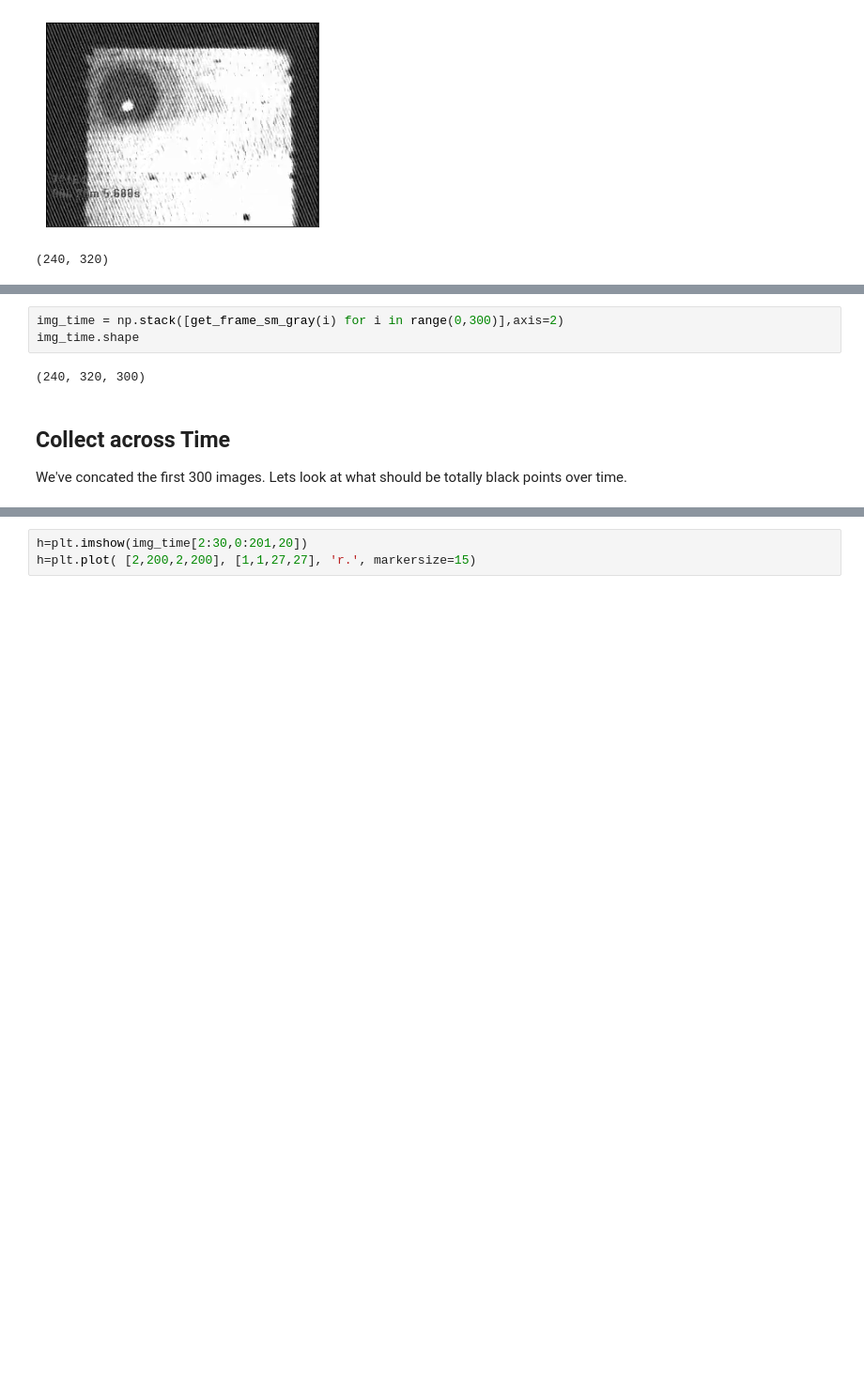
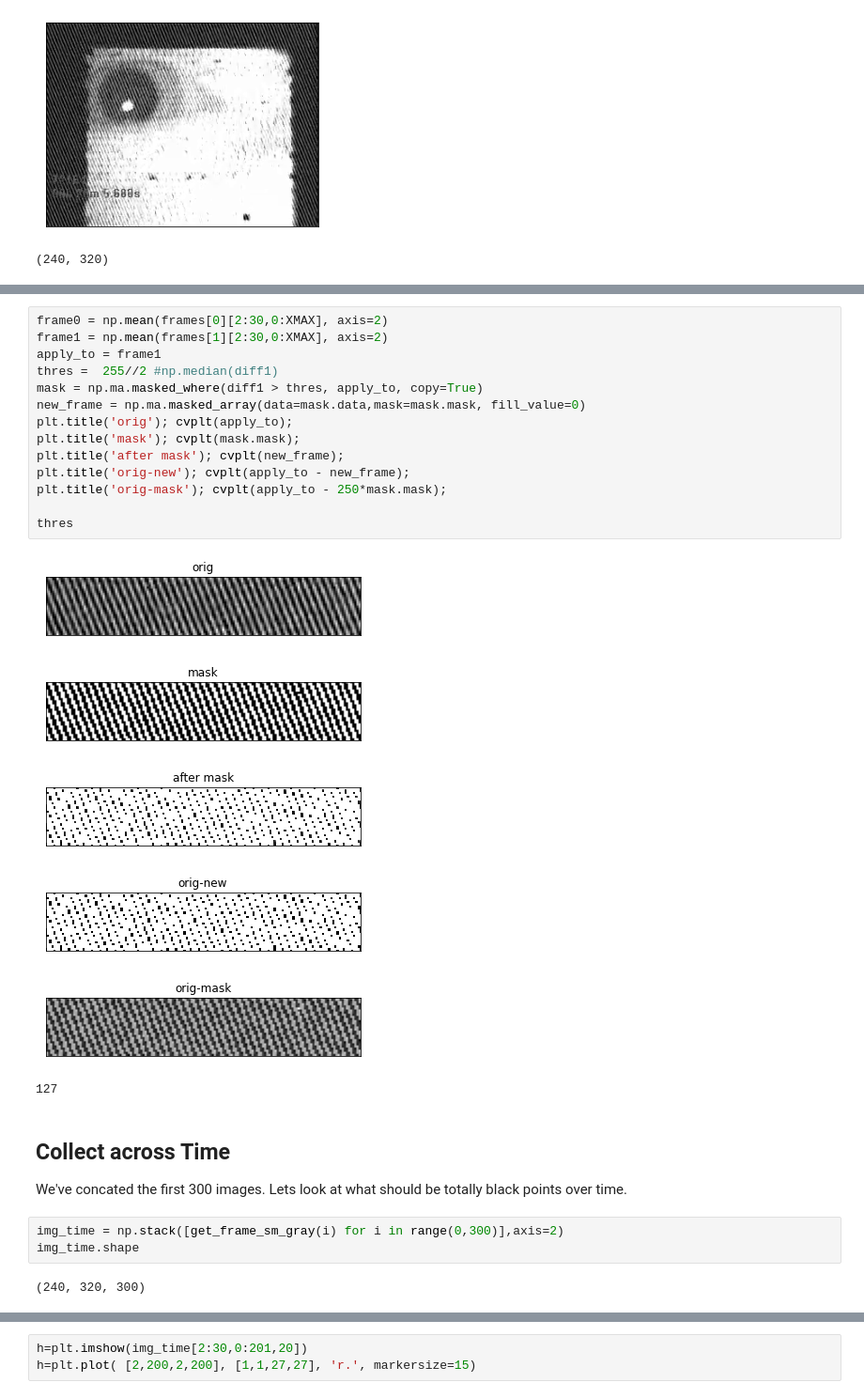
Before and after one commit to Tian99/Robust-eye-gaze-tracker, a Jupyter notebook: doc/Report-wf2020-10-22.ipynb, the cells around one changed output, grey strips where cells are left out. Shown at 94% size. Saved outputs shown, nothing was run; the diff lists cells and outputs as text; blank space fills up the shorter version.

Commit message:
🚧 doc/explore: bad fft and broken mask diffing

```diff
--- a/doc/Report-wf2020-10-22.ipynb
+++ b/doc/Report-wf2020-10-22.ipynb
@@ -134,9 +144,30 @@ example.shape
+# %%
+frame0 = np.mean(frames[0][2:30,0:XMAX], axis=2)
+frame1 = np.mean(frames[1][2:30,0:XMAX], axis=2)
+apply_to = frame1
+thres =  255//2 #np.median(diff1)
+mask = np.ma.masked_where(diff1 > thres, apply_to, copy=True)
+new_frame = np.ma.masked_array(data=mask.data,mask=mask.mask, fill_value=0)
+plt.title('orig'); cvplt(apply_to);
+plt.title('mask'); cvplt(mask.mask);
+plt.title('after mask'); cvplt(new_frame);
+plt.title('orig-new'); cvplt(apply_to - new_frame);
+plt.title('orig-mask'); cvplt(apply_to - 250*mask.mask);
+
+thres
+# %% [output]
+[figure, added]
+[figure, added]
+[figure, added]
+[figure, added]
+[figure, added]
+127
+# %% [markdown]
+## Collect across Time
+
+We've concated the first 300 images. Lets look at what should be totally black points over time.
 # %%
 img_time = np.stack([get_frame_sm_gray(i) for i in range(0,300)],axis=2)
 img_time.shape
 # %% [output]
 (240, 320, 300)
-# %% [markdown]
-## Collect across Time
-
-We've concated the first 300 images. Lets look at what should be totally black points over time.
```
Also changed, not shown: parts of 10 cells of this notebook.
